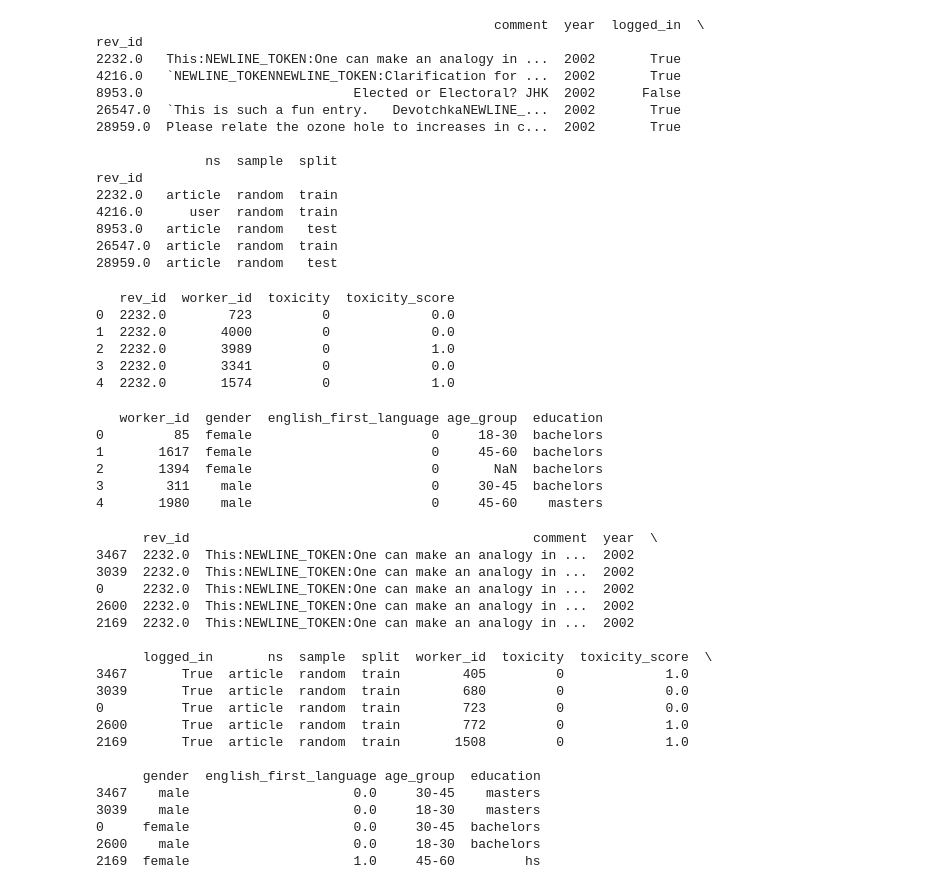
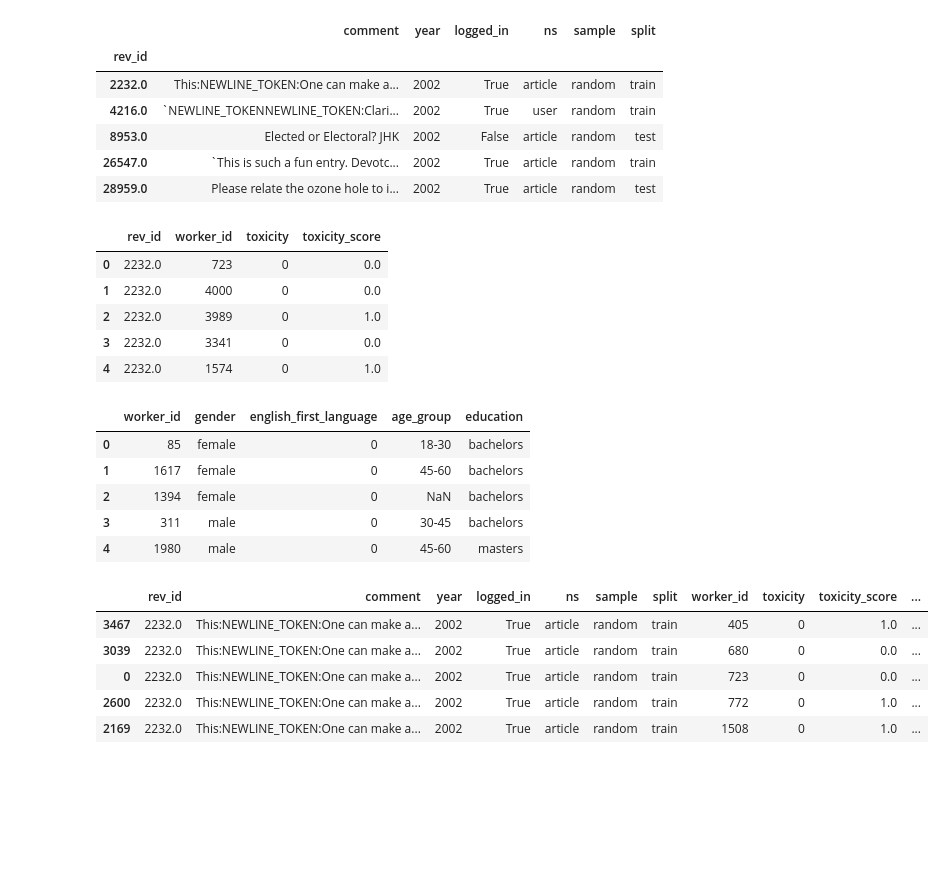
Before and after one commit to MicrosoftExcell/Advanced-Project, a Jupyter notebook: Code/Data Analysis.ipynb, the cells around one changed output. Saved outputs shown, nothing was run; the diff lists cells and outputs as text; code cells hidden in the pictures; blank space fills up the shorter version.

```diff
--- a/Code/Data Analysis.ipynb
+++ b/Code/Data Analysis.ipynb
@@ -16,41 +19,33 @@ aggression_comments = pd.read_csv('/mnt/d/Advanced Project/aggression_annotated_
 aggression_annotations = pd.read_csv('/mnt/d/Advanced Project/aggression_annotations.tsv',  sep = '\t')
 aggression_demographics = pd.read_csv('/mnt/d/Advanced Project/aggression_worker_demographics.tsv', sep = '\t')
 # %%
-print(toxicity_comments.head(5))
+display (toxicity_comments.head(5))
 # %% [output]
-                                                   comment  year  logged_in  \
-rev_id
-2232.0   This:NEWLINE_TOKEN:One can make an analogy in ...  2002       True
-4216.0   `NEWLINE_TOKENNEWLINE_TOKEN:Clarification for ...  2002       True
-8953.0                           Elected or Electoral? JHK  2002      False
-26547.0  `This is such a fun entry.   DevotchkaNEWLINE_...  2002       True
-28959.0  Please relate the ozone hole to increases in c...  2002       True
-
-              ns  sample  split
-rev_id
-2232.0   article  random  train
-4216.0      user  random  train
-8953.0   article  random   test
-26547.0  article  random  train
-28959.0  article  random   test
+|  | comment | year | logged_in | ns | sample | split |
+| rev_id |  |  |  |  |  |  |
+| 2232.0 | This:NEWLINE_TOKEN:One can make a... | 2002 | True | article | random | train |
+| 4216.0 | `NEWLINE_TOKENNEWLINE_TOKEN:Clari... | 2002 | True | user | random | train |
+| 8953.0 | Elected or Electoral? JHK | 2002 | False | article | random | test |
+| 26547.0 | `This is such a fun entry. Devotc... | 2002 | True | article | random | train |
+| 28959.0 | Please relate the ozone hole to i... | 2002 | True | article | random | test |
 # %%
-print(toxicity_annotations.head(5))
+display (toxicity_annotations.head(5))
 # %% [output]
-   rev_id  worker_id  toxicity  toxicity_score
-0  2232.0        723         0             0.0
-1  2232.0       4000         0             0.0
-2  2232.0       3989         0             1.0
-3  2232.0       3341         0             0.0
-4  2232.0       1574         0             1.0
+|  | rev_id | worker_id | toxicity | toxicity_score |
+| 0 | 2232.0 | 723 | 0 | 0.0 |
+| 1 | 2232.0 | 4000 | 0 | 0.0 |
+| 2 | 2232.0 | 3989 | 0 | 1.0 |
+| 3 | 2232.0 | 3341 | 0 | 0.0 |
+| 4 | 2232.0 | 1574 | 0 | 1.0 |
 # %%
-print(toxicity_demographics.head())
+display (toxicity_demographics.head())
 # %% [output]
-   worker_id  gender  english_first_language age_group  education
-0         85  female                       0     18-30  bachelors
-1       1617  female                       0     45-60  bachelors
-2       1394  female                       0       NaN  bachelors
-3        311    male                       0     30-45  bachelors
-4       1980    male                       0     45-60    masters
+|  | worker_id | gender | english_first_language | age_group | education |
+| 0 | 85 | female | 0 | 18-30 | bachelors |
+| 1 | 1617 | female | 0 | 45-60 | bachelors |
+| 2 | 1394 | female | 0 | NaN | bachelors |
+| 3 | 311 | male | 0 | 30-45 | bachelors |
+| 4 | 1980 | male | 0 | 45-60 | masters |
 # %%
 # joining datasets
 toxicity = toxicity_comments.merge(toxicity_annotations, how ='outer', on="rev_id")
@@ -60,25 +55,11 @@ attacks = attacks.merge(attack_demographics, how ='outer', on="worker_id").sort_
 aggression = aggression_comments.merge(aggression_annotations, how ='outer', on="rev_id")
 aggression = aggression.merge(aggression_demographics, how ='outer', on="worker_id").sort_values(by=['rev_id','worker_id'])
 # %%
-print(toxicity.head(5))
+display (toxicity.head(5))
 # %% [output]
-      rev_id                                            comment  year  \
-3467  2232.0  This:NEWLINE_TOKEN:One can make an analogy in ...  2002
-3039  2232.0  This:NEWLINE_TOKEN:One can make an analogy in ...  2002
-0     2232.0  This:NEWLINE_TOKEN:One can make an analogy in ...  2002
-2600  2232.0  This:NEWLINE_TOKEN:One can make an analogy in ...  2002
-2169  2232.0  This:NEWLINE_TOKEN:One can make an analogy in ...  2002
-
-      logged_in       ns  sample  split  worker_id  toxicity  toxicity_score  \
-3467       True  article  random  train        405         0             1.0
-3039       True  article  random  train        680         0             0.0
-0          True  article  random  train        723         0             0.0
-2600       True  article  random  train        772         0             1.0
-2169       True  article  random  train       1508         0             1.0
-
-      gender  english_first_language age_group  education
-3467    male                     0.0     30-45    masters
-3039    male                     0.0     18-30    masters
-0     female                     0.0     30-45  bachelors
-2600    male                     0.0     18-30  bachelors
-2169  female                     1.0     45-60         hs
+|  | rev_id | comment | year | logged_in | ns | sample | split | worker_id | toxicity | toxicity_score | ... |
+| 3467 | 2232.0 | This:NEWLINE_TOKEN:One can make a... | 2002 | True | article | random | train | 405 | 0 | 1.0 | ... |
+| 3039 | 2232.0 | This:NEWLINE_TOKEN:One can make a... | 2002 | True | article | random | train | 680 | 0 | 0.0 | ... |
+| 0 | 2232.0 | This:NEWLINE_TOKEN:One can make a... | 2002 | True | article | random | train | 723 | 0 | 0.0 | ... |
+| 2600 | 2232.0 | This:NEWLINE_TOKEN:One can make a... | 2002 | True | article | random | train | 772 | 0 | 1.0 | ... |
+| 2169 | 2232.0 | This:NEWLINE_TOKEN:One can make a... | 2002 | True | article | random | train | 1508 | 0 | 1.0 | ... |
```
Also changed, not shown: parts of 6 cells of this notebook, 5 other files.
